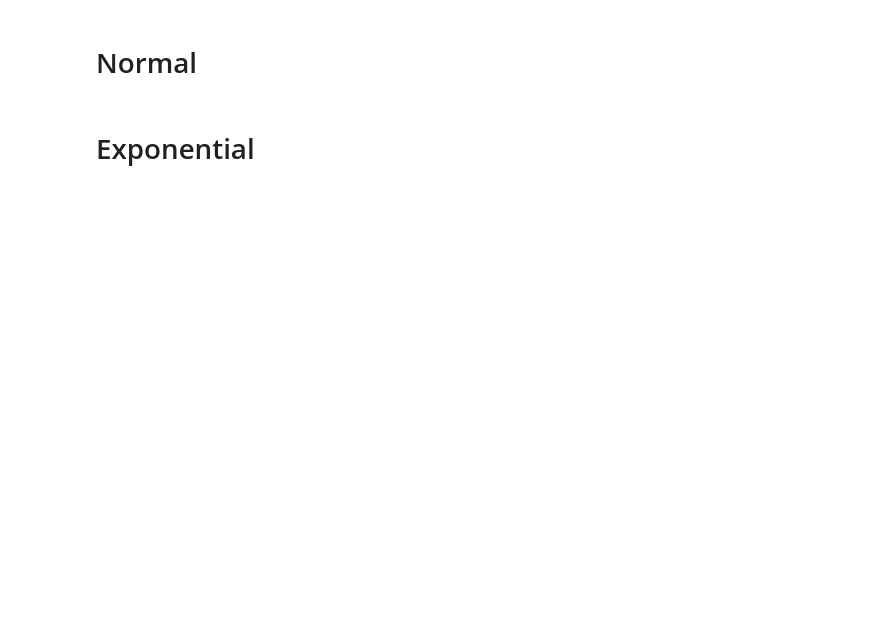
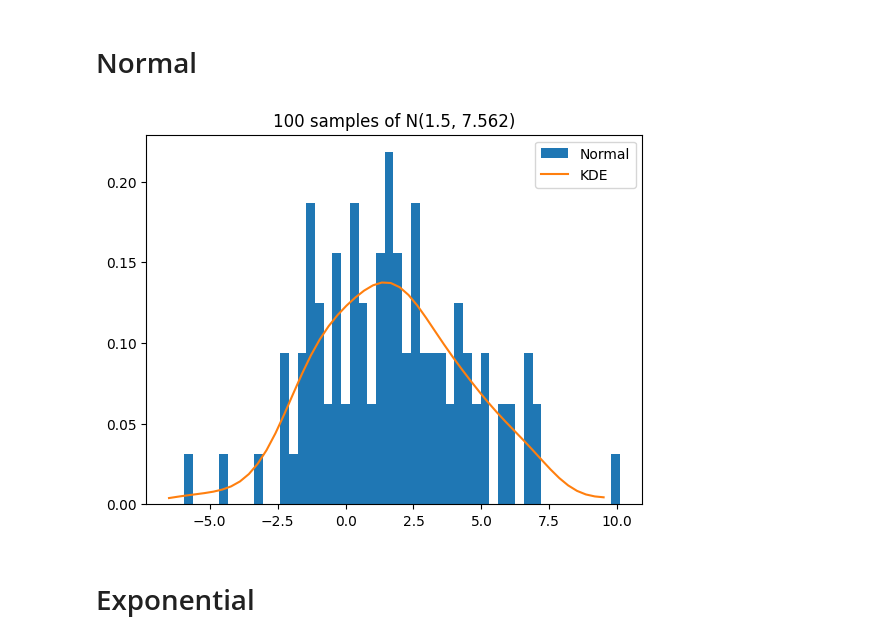
Before and after one commit to drameyjoshi/statistics, a Jupyter notebook: all-of-stats/Univariate_Distributions.ipynb, the cells around one changed output. Drawn from its saved outputs; the diff is of its cells as text; code cells hidden in the pictures; blank space fills up the shorter version.

```diff
--- a/all-of-stats/Univariate_Distributions.ipynb
+++ b/all-of-stats/Univariate_Distributions.ipynb
@@ -106,5 +113,15 @@ KstestResult(statistic=0.1, pvalue=0.7020569828664881, statistic_location=3.0289
 Fail to reject: Sample points are uniformly distributed.
 # %% [markdown]
 # Normal
+# %%
+mu = 1.5
+sigma = 2.75
+samples = rng.normal(loc=mu, scale=sigma, size=n_sims)
+limits = mu + np.array([-1, 1]) * 3 * sigma
+estimate_at = np.linspace(start=limits[0], stop=limits[1], num=50)
+# %%
+plot_samples(samples, estimate_at, 'Normal', '{0} samples of N({1}, {2})'.format(n_sims, np.round(mu, 3), np.round(sigma**2, 3)))
+# %% [output]
+[figure, added]
 # %% [markdown]
 # Exponential
```
Also changed, not shown: parts of 24 cells of this notebook.
